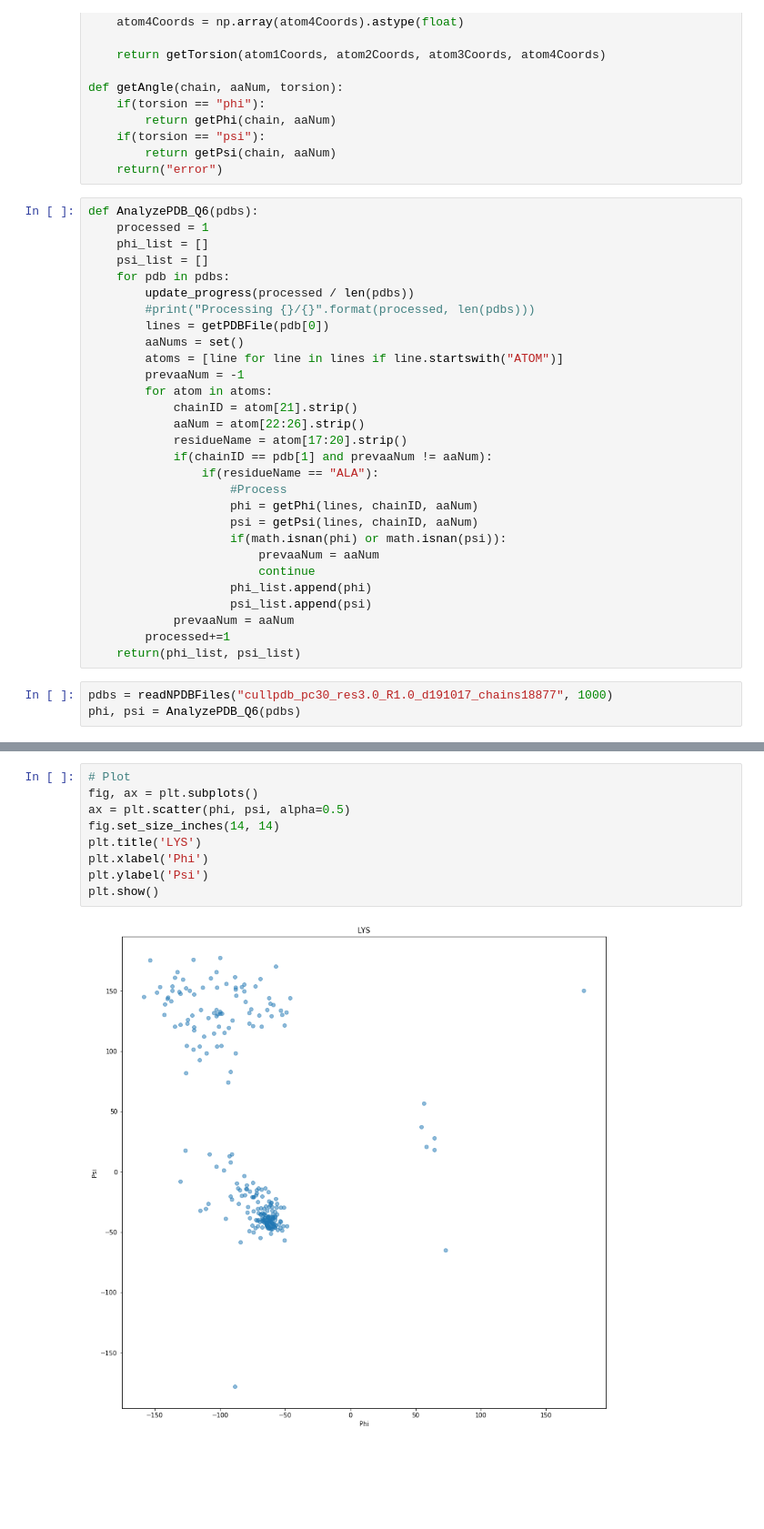
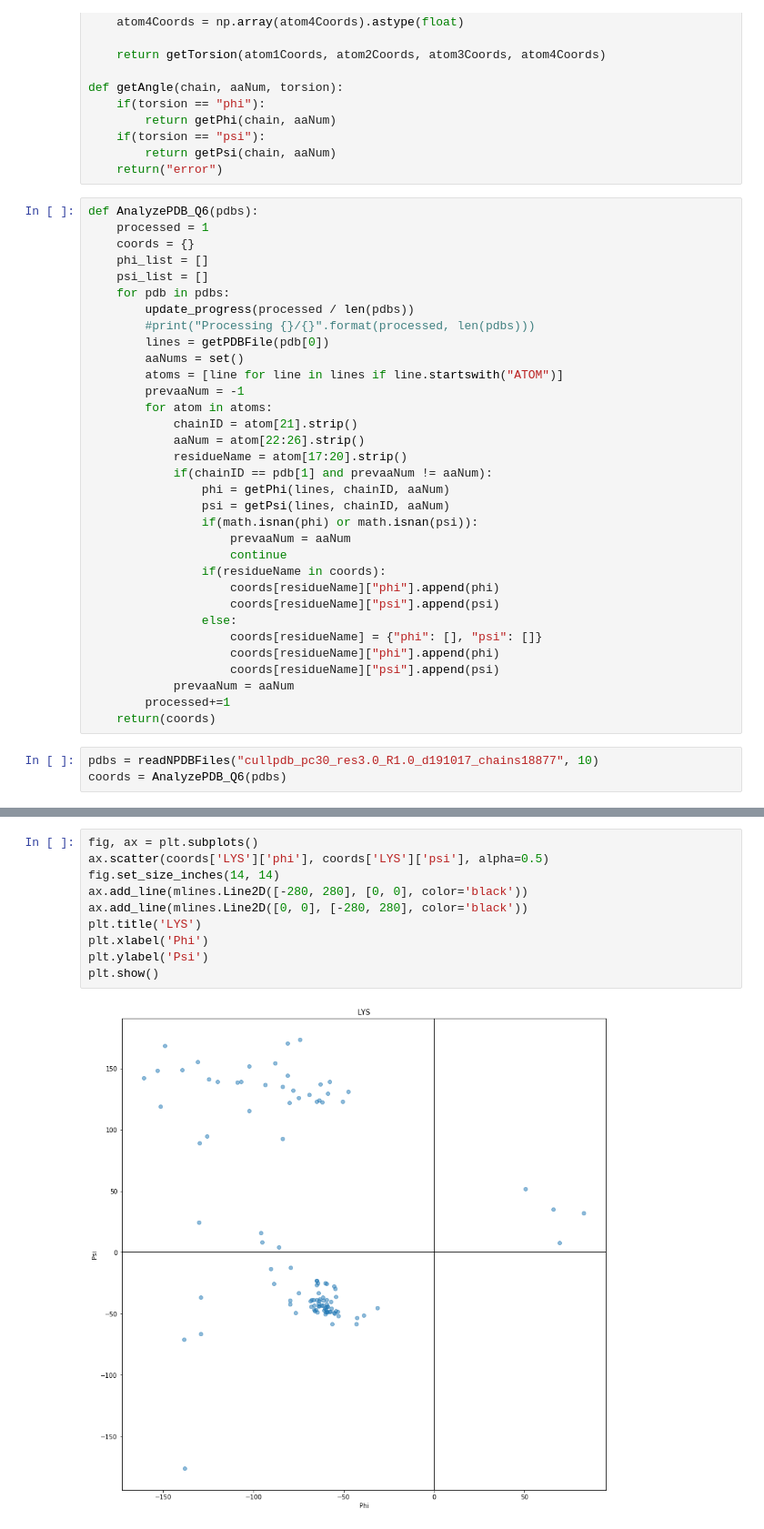
Before and after one commit to JosephRocha/Helix, a Jupyter notebook: Section-6.ipynb, the cells around one changed output, grey strips where cells are left out. Shown: that part at 91% size. Cells and saved outputs as stored; diff of their text form; blank space fills up the shorter version.

```diff
--- a/Section-6.ipynb
+++ b/Section-6.ipynb
@@ -135,6 +136,7 @@ def getAngle(chain, aaNum, torsion):
 # %%
 def AnalyzePDB_Q6(pdbs):
     processed = 1
+    coords = {}
     phi_list = []
     psi_list = []
     for pdb in pdbs:
@@ -149,19 +151,22 @@ def AnalyzePDB_Q6(pdbs):
             aaNum = atom[22:26].strip()
             residueName = atom[17:20].strip()
             if(chainID == pdb[1] and prevaaNum != aaNum):
-                if(residueName == "ALA"):
-                    #Process
-                    phi = getPhi(lines, chainID, aaNum)
-                    psi = getPsi(lines, chainID, aaNum)
-                    if(math.isnan(phi) or math.isnan(psi)):
-                        prevaaNum = aaNum
-                        continue
-                    phi_list.append(phi)
-                    psi_list.append(psi)
+                phi = getPhi(lines, chainID, aaNum)
+                psi = getPsi(lines, chainID, aaNum)
+                if(math.isnan(phi) or math.isnan(psi)):
+                    prevaaNum = aaNum
+                    continue
+                if(residueName in coords):
+                    coords[residueName]["phi"].append(phi)
+                    coords[residueName]["psi"].append(psi)
+                else:
+                    coords[residueName] = {"phi": [], "psi": []}
+                    coords[residueName]["phi"].append(phi)
+                    coords[residueName]["psi"].append(psi)
             prevaaNum = aaNum
         processed+=1
-    return(phi_list, psi_list)
+    return(coords)
 # %%
-pdbs = readNPDBFiles("cullpdb_pc30_res3.0_R1.0_d191017_chains18877", 1000)
-phi, psi = AnalyzePDB_Q6(pdbs)
+pdbs = readNPDBFiles("cullpdb_pc30_res3.0_R1.0_d191017_chains18877", 10)
+coords = AnalyzePDB_Q6(pdbs)
 # %% [output]
@@ -170,11 +330,12 @@ Nan Encountered Continue nan -24.423723220827835
 # %%
-# Plot
 fig, ax = plt.subplots()
-ax = plt.scatter(phi, psi, alpha=0.5)
+ax.scatter(coords['LYS']['phi'], coords['LYS']['psi'], alpha=0.5)
 fig.set_size_inches(14, 14)
+ax.add_line(mlines.Line2D([-280, 280], [0, 0], color='black'))
+ax.add_line(mlines.Line2D([0, 0], [-280, 280], color='black'))
 plt.title('LYS')
 plt.xlabel('Phi')
 plt.ylabel('Psi')
 plt.show()
 # %% [output]
-[figure, old version]
+[figure, new version]
```
Also changed, not shown: parts of 41 cells of this notebook, 1 other file.
